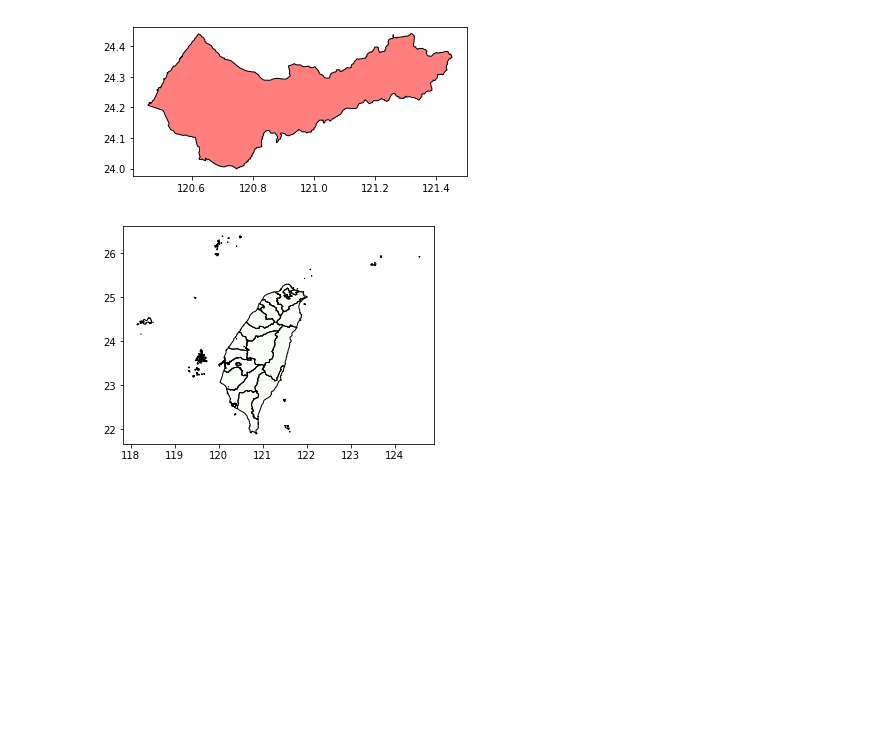
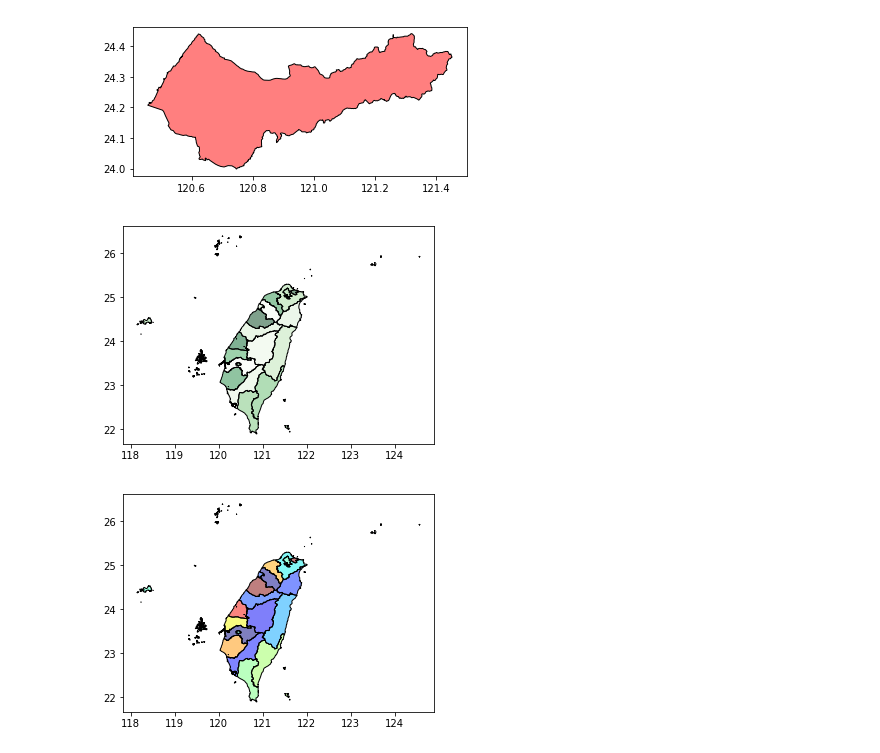
Before and after one commit to mosdeo/GeoPandas_GettingStart, a Jupyter notebook: GeoPandas_GettingStart.ipynb, the cells around one changed output. Drawn from its saved outputs; the diff is of its cells as text; code cells hidden in the pictures; blank space fills up the shorter version.

```diff
--- a/GeoPandas_GettingStart.ipynb
+++ b/GeoPandas_GettingStart.ipynb
@@ -31,17 +31,22 @@ taiwan_county_shp = gp.GeoDataFrame({'COUNTYNAME':villages_shp['COUNTYNAME'].uni
 # %%
 # 兩種方法二選一
 if(False):
-    for i in taiwan_county_shp.index[:3]:
+    for i in taiwan_county_shp.index:
         taiwan_county_shp.iloc[i]['geometry'] = gp.GeoSeries(
             cascaded_union(
                 villages_shp.query(
                     'COUNTYNAME=="{}"'.format(
-                        taiwan_county_shp['COUNTYNAME'][i]))['geometry']))
+                        taiwan_county_shp['COUNTYNAME'][i]))['geometry']))[0]
 else:
     taiwan_county_shp = villages_shp.dissolve(by=['COUNTYNAME'])
-# %%
-# 繪出台灣縣市圖
-taiwan_county_shp.plot(cmap = plt.cm.Greens)
-plt.show()
-# %% [output]
-[figure, removed]
+# %%
+# 繪出台灣縣市圖
+taiwan_county_shp['color'] = np.random.ranf(taiwan_county_shp.index.size)
+# fig, ax = plt.subplots(nrows = 1, ncols = 2, figsize = (20,5))
+ax = [plt.Axes for i in range(2)]
+ax[0].axes = taiwan_county_shp.plot(column = 'color', cmap = plt.cm.Greens)
+ax[1].axes = taiwan_county_shp.plot(column = 'color', cmap = plt.cm.jet)
+plt.show()
+# %% [output]
+[figure, added]
+[figure, added]
```
